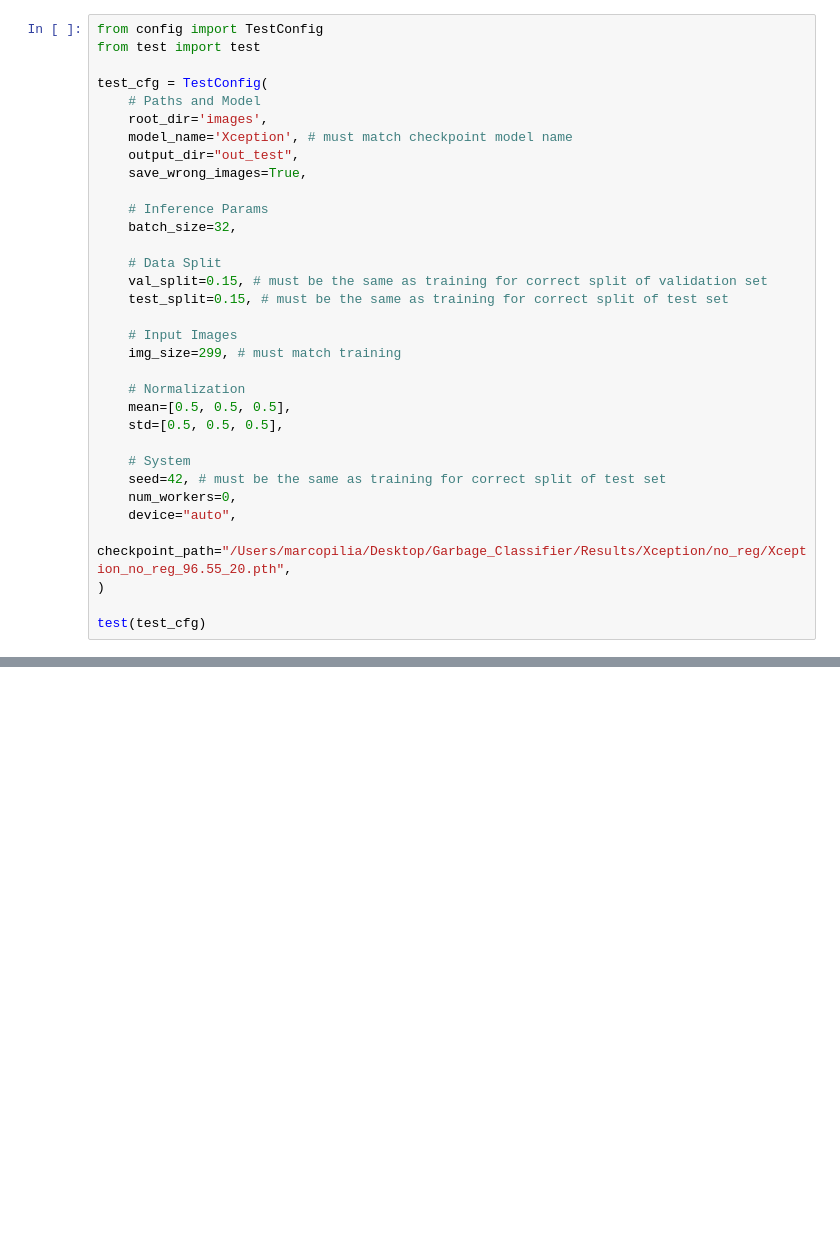
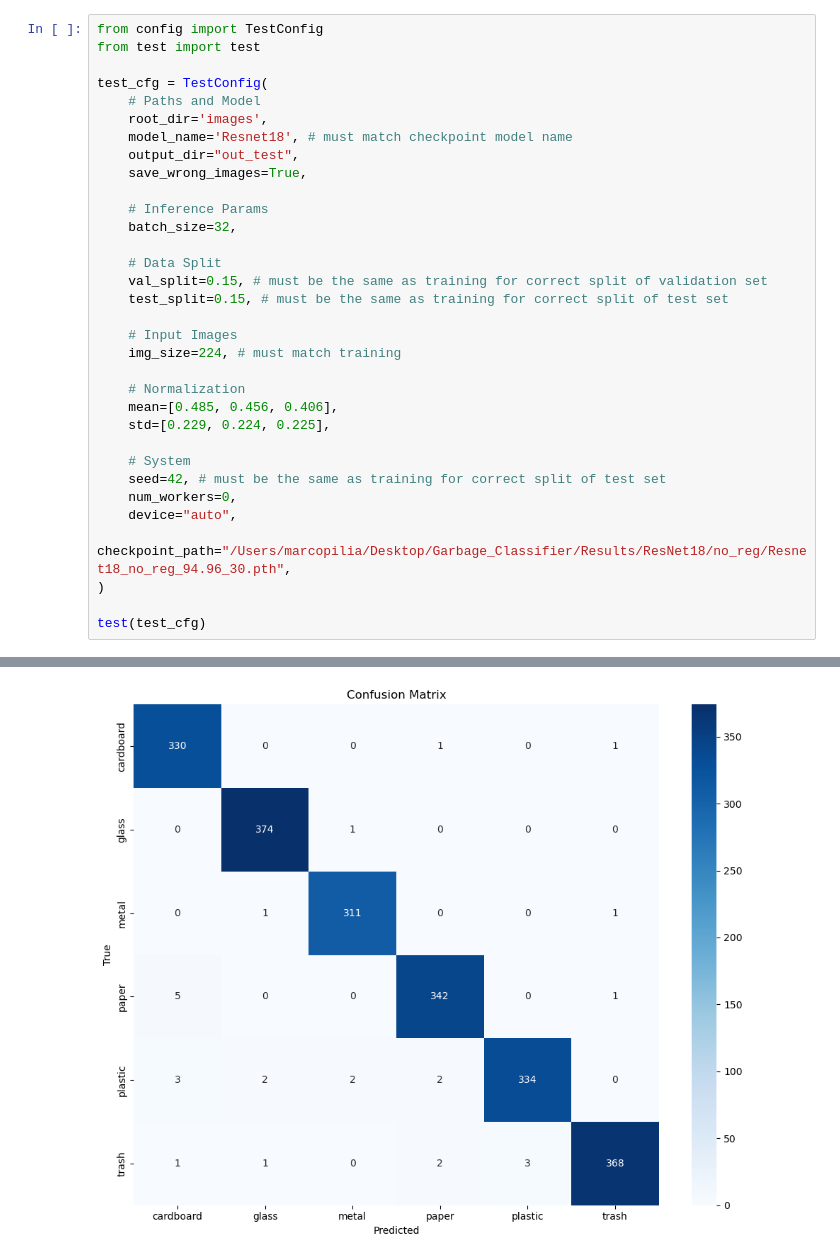
Before and after one commit to WholeNow/Garbage_Classifier, a Jupyter notebook: notebooks/testing.ipynb, the cells around one changed output, grey strips where cells are left out. Cells and saved outputs as stored; diff of their text form; blank space fills up the shorter version.

```diff
--- a/notebooks/testing.ipynb
+++ b/notebooks/testing.ipynb
@@ -48,7 +50,7 @@ from test import test
 test_cfg = TestConfig(
     # Paths and Model
     root_dir='images',
-    model_name='Xception', # must match checkpoint model name
+    model_name='Resnet18', # must match checkpoint model name
     output_dir="out_test",
     save_wrong_images=True,
 
@@ -60,17 +62,18 @@ test_cfg = TestConfig(
     test_split=0.15, # must be the same as training for correct split of test set
 
     # Input Images
-    img_size=299, # must match training
+    img_size=224, # must match training
 
     # Normalization
-    mean=[0.5, 0.5, 0.5],
-    std=[0.5, 0.5, 0.5],
+    mean=[0.485, 0.456, 0.406],
+    std=[0.229, 0.224, 0.225],
 
     # System
     seed=42, # must be the same as training for correct split of test set
     num_workers=0,
     device="auto",
-    checkpoint_path="/Users/marcopilia/Desktop/Garbage_Classifier/Results/Xception/no_reg/Xception_no_reg_96.55_20.pth",
+    checkpoint_path="/Users/marcopilia/Desktop/Garbage_Classifier/Results/ResNet18/no_reg/Resnet18_no_reg_94.96_30.pth",
 )
 
 test(test_cfg)
+# %% [output]
@@ -76,0 +92 @@ test(test_cfg)
+[figure, added]
```
Also changed, not shown: parts of 2 cells of this notebook, 6 other files.
